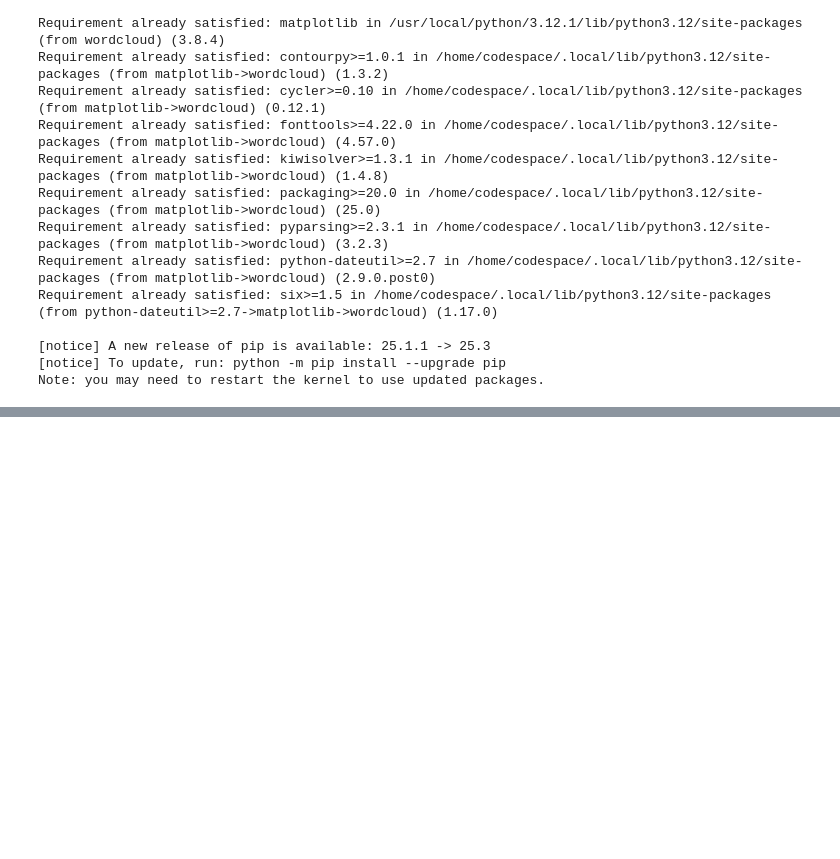
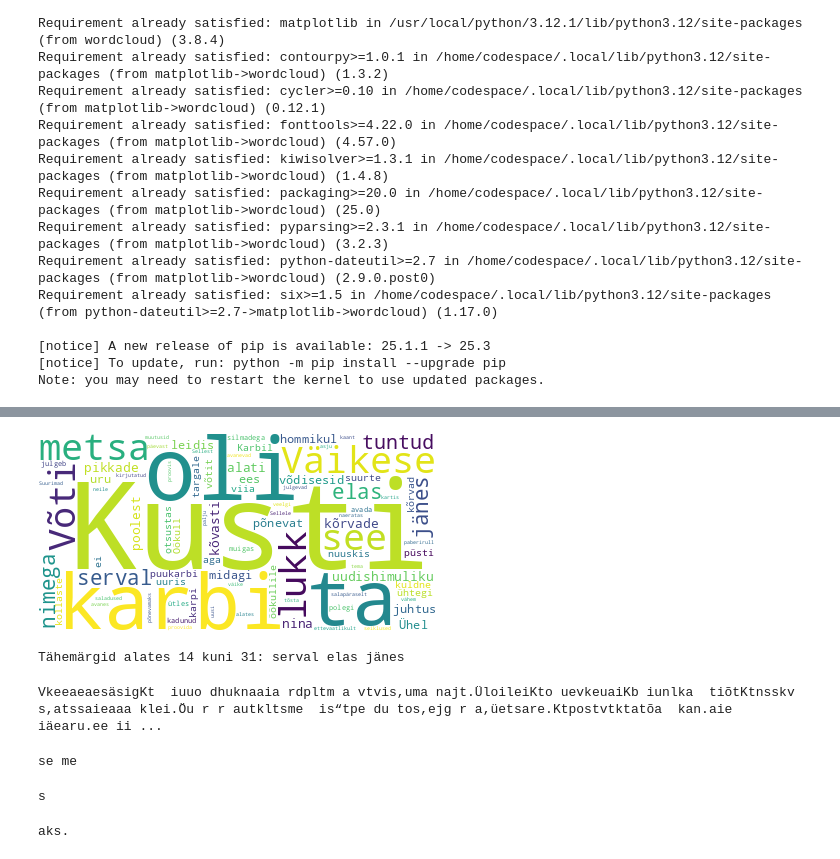
Before and after one commit to raheltoom3/dt-2025-data-visualisation, a Jupyter notebook: notebooks/assignment/Homework11.ipynb, the cells around one changed output, grey strips where cells are left out. Cells and saved outputs as stored; diff of their text form; code cells hidden in the pictures; blank space fills up the shorter version.

```diff
--- a/notebooks/assignment/Homework11.ipynb
+++ b/notebooks/assignment/Homework11.ipynb
@@ -27,0 +65,40 @@ text[0:50]
+# %%
+#Here I use a function where I stop the words that are not useful. Also, I changed the background color to white.
+
+WordCloud(stopwords=["ja", "kes", "mis", "kui", "oma", "on"], background_color="white").generate_from_text(text).to_image()
+
+#I removed the stopwords, so the remaining words represent the content, and there are not any grammatical fillers.
+#I changed the background to color to white, so the words would be more visible and contrasted.
+# %% [output]
+[figure, added]
+# %%
+
+import urllib.request
+
+text = urllib.request.urlopen("https://raw.githubusercontent.com/raheltoom3/dt-2025-data-visualisation/refs/heads/codespace-jubilant-orbit-gr97595599x39g76/text.txt").read().decode("utf-8")
+
+
+#Here I extract characters from 14-31 and added a text also.
+print("Tähemärgid alates 14 kuni 31:", text[14:31])
+# %% [output]
+Tähemärgid alates 14 kuni 31: serval elas jänes
+# %%
+#Here I extract every third character
+print(text[::3])
+# %% [output]
+VkeeaeaesäsigKt  iuuo dhuknaaia rdpltm a vtvis,uma najt.ÜloileiKto uevkeuaiKb iunlka  tiõtKtnsskv s,atssaieaaa klei.Öu r r autkltsme  is“tpe du tos,ejg r a,üetsare.Ktpostvtktatõa  kan.aie iäearu.ee ii ...
+# %%
+#Here I extract first 5 letters of the substring starting from 5
+print(text[5:][0:5])
+# %% [output]
+se me
+# %%
+#Here I extract first letter of the substring starting from 5
+print(text[5:][0])
+# %% [output]
+s
+# %%
+#Here I extract last four characters
+print(text[-4:])
+# %% [output]
+aks.
```
Also changed, not shown: parts of 7 cells of this notebook.
